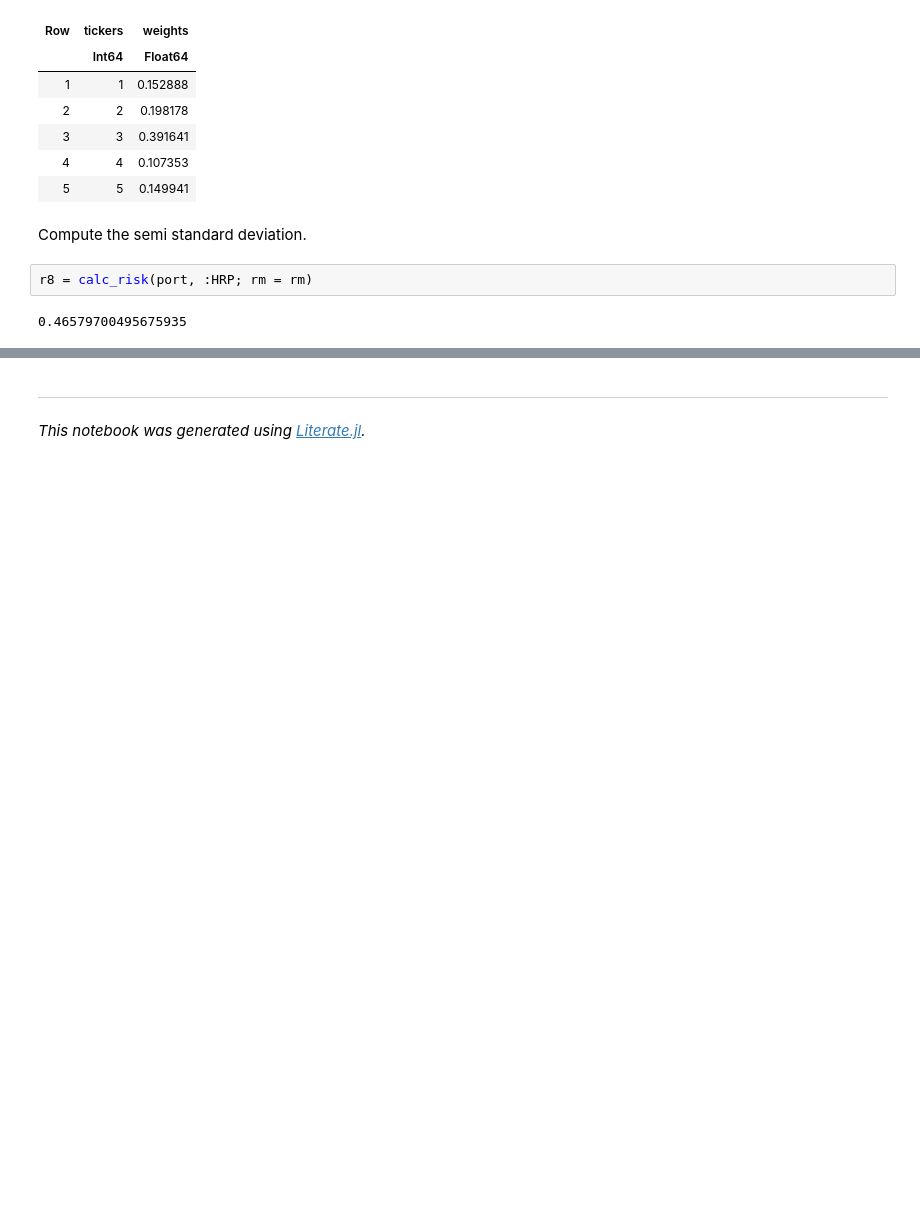
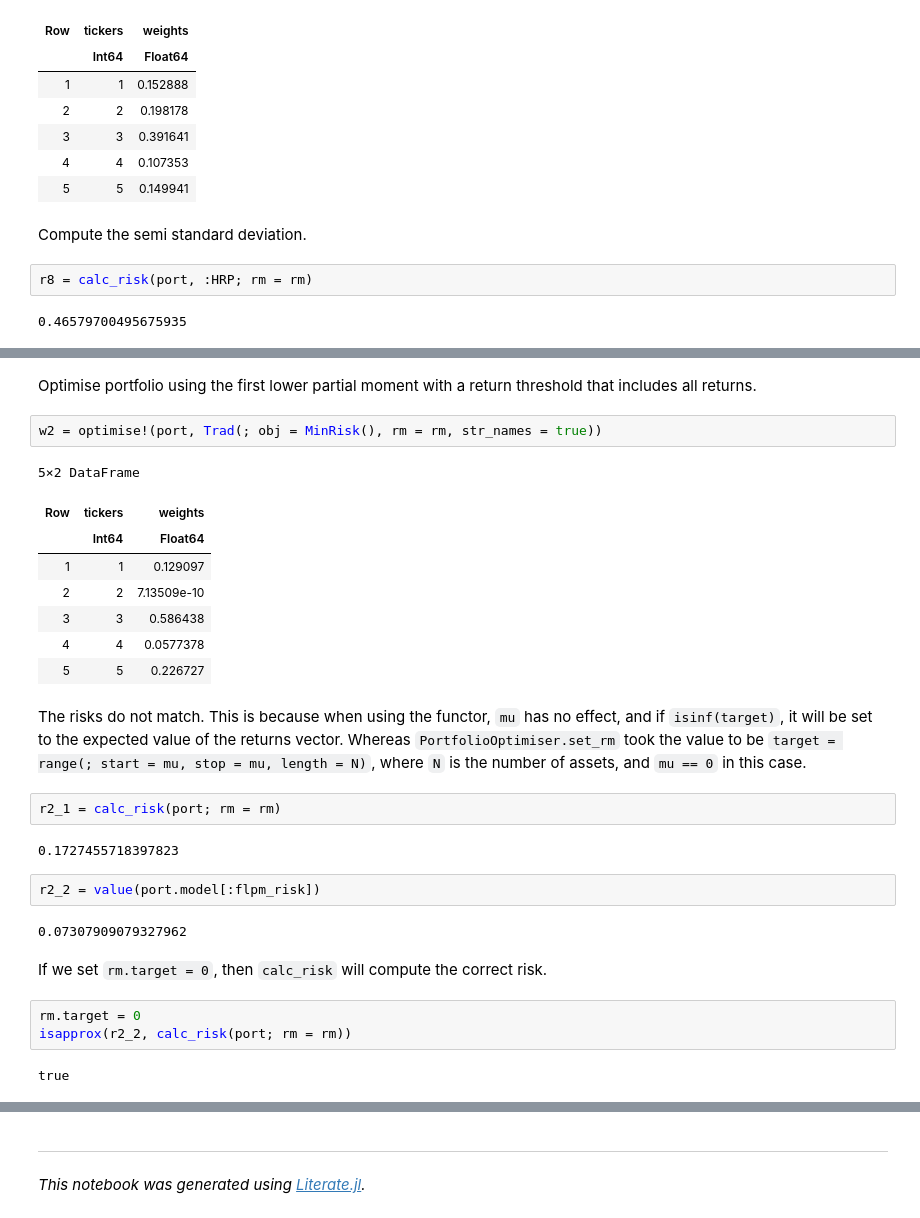
Before and after one commit to dcelisgarza/PortfolioOptimiser.jl, a Jupyter notebook: examples/0_risk_measure_examples.ipynb, the cells around one changed output, grey strips where cells are left out. Drawn from its saved outputs; the diff is of its cells as text; blank space fills up the shorter version.

```diff
--- a/examples/0_risk_measure_examples.ipynb
+++ b/examples/0_risk_measure_examples.ipynb
@@ -506,0 +550,30 @@ r8 = calc_risk(port, :HRP; rm = rm)
+# %% [markdown]
+Optimise portfolio using the first lower partial moment with a return threshold that includes all returns.
+# %%
+w2 = optimise!(port, Trad(; obj = MinRisk(), rm = rm, str_names = true))
+# %% [output]
+5×2 DataFrame
+| Row | tickers | weights |
+|  | Int64 | Float64 |
+| 1 | 1 | 0.129097 |
+| 2 | 2 | 7.13509e-10 |
+| 3 | 3 | 0.586438 |
+| 4 | 4 | 0.0577378 |
+| 5 | 5 | 0.226727 |
+# %% [markdown]
+The risks do not match. This is because when using the functor, `mu` has no effect, and if `isinf(target)`, it will be set to the expected value of the returns vector. Whereas `PortfolioOptimiser.set_rm` took the value to be `target = range(; start = mu, stop = mu, length = N)`, where `N` is the number of assets, and `mu == 0` in this case.
+# %%
+r2_1 = calc_risk(port; rm = rm)
+# %% [output]
+0.1727455718397823
+# %%
+r2_2 = value(port.model[:flpm_risk])
+# %% [output]
+0.07307909079327962
+# %% [markdown]
+If we set `rm.target = 0`, then `calc_risk` will compute the correct risk.
+# %%
+rm.target = 0
+isapprox(r2_2, calc_risk(port; rm = rm))
+# %% [output]
+true
```
Also changed, not shown: parts of 120 cells of this notebook, 4 other files.
